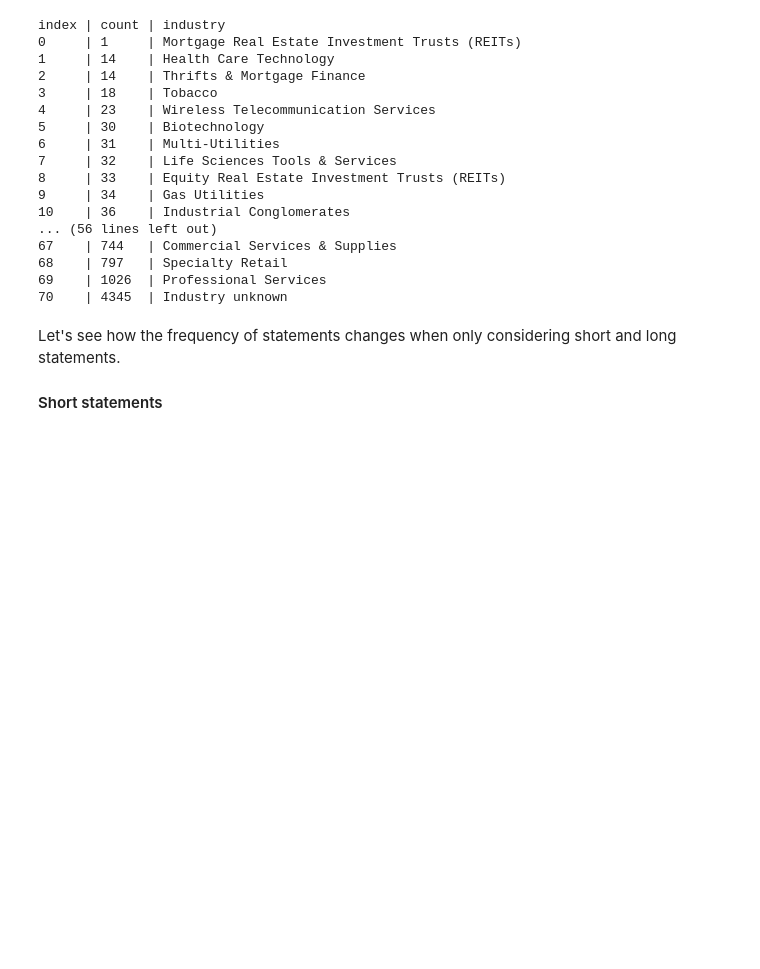
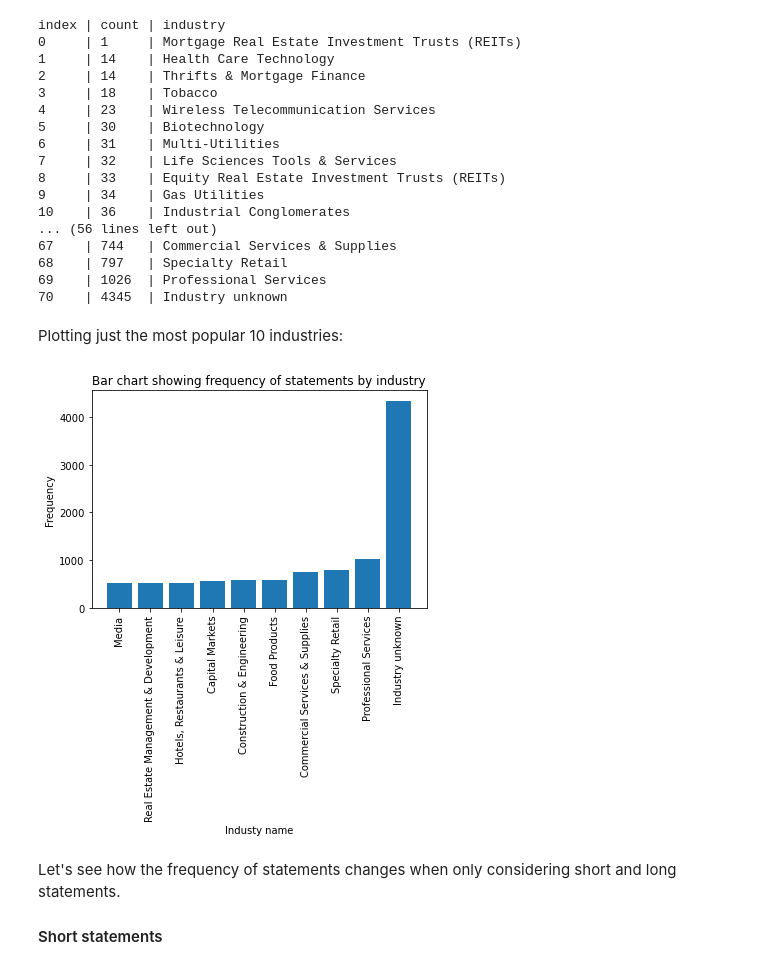
Before and after one commit to the-future-society/modern-slavery-statements-research, a Jupyter notebook: notebooks/Sam - Exploring word counts and outliers.ipynb, the cells around one changed output. Cells and saved outputs as stored; diff of their text form; code cells hidden in the pictures; blank space fills up the shorter version.

Commit message:
Add plot for frequency of most popular 10 industries

```diff
--- a/notebooks/Sam - Exploring word counts and outliers.ipynb
+++ b/notebooks/Sam - Exploring word counts and outliers.ipynb
@@ -159,6 +159,22 @@ index | count | industry
 68    | 797   | Specialty Retail
 69    | 1026  | Professional Services
 70    | 4345  | Industry unknown
+# %% [markdown]
+Plotting just the most popular 10 industries:
+# %%
+counts = list(sorted_industries.values())[-10:]
+labels = list(sorted_industries.keys())[-10:]
+x = np.arange(len(counts))
+fig, ax = plt.subplots()
+# ax.yaxis.set_major_formatter(formatter)
+plt.bar(labels, counts)
+plt.xticks(rotation='vertical')
+ax.set_ylabel('Frequency')
+ax.set_xlabel('Industy name')
+ax.set_title('Bar chart showing frequency of statements by industry')
+plt.show()
+# %% [output]
+[figure, added]
 # %% [markdown]
 Let's see how the frequency of statements changes when only considering short and long statements.
 
```
